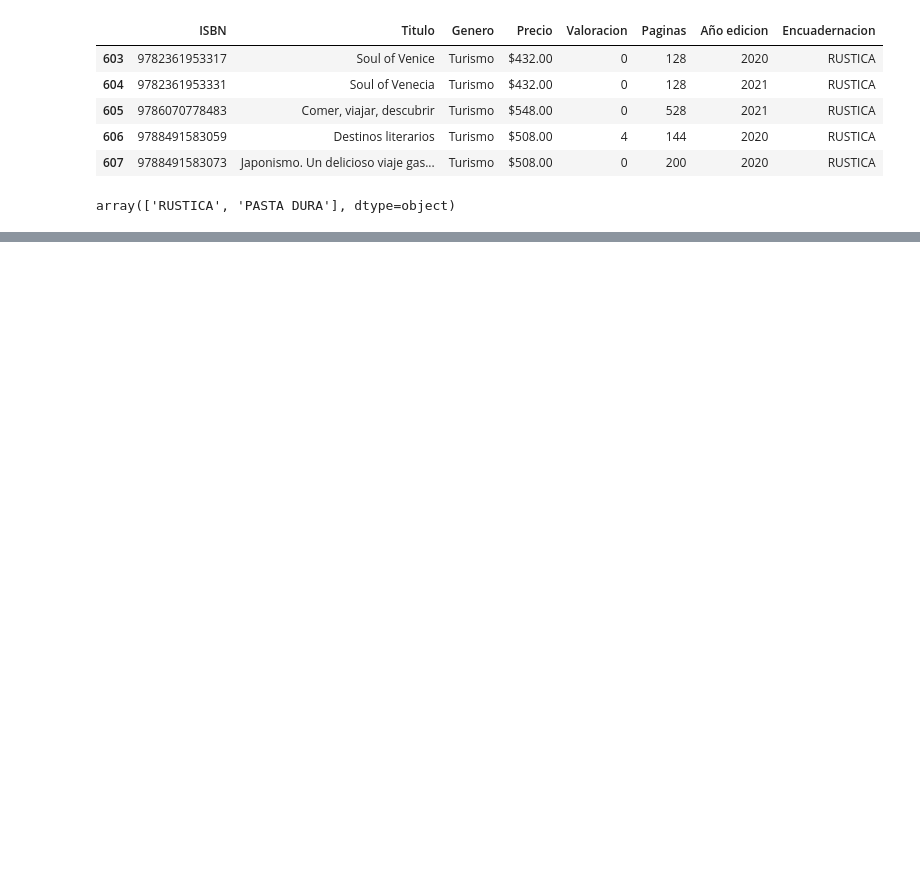
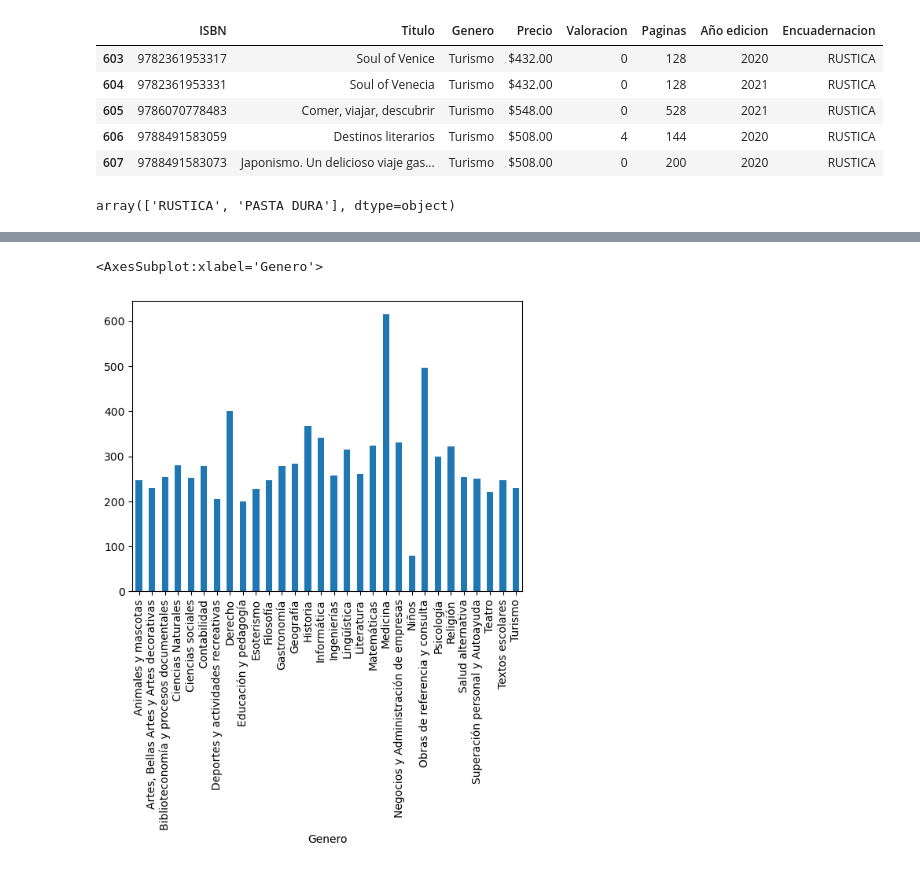
Before and after one commit to jmlopezfabian/WebScraping, a Jupyter notebook: analisis.ipynb, the cells around one changed output, grey strips where cells are left out. Saved outputs shown, nothing was run; the diff lists cells and outputs as text; code cells hidden in the pictures; blank space fills up the shorter version.

```diff
--- a/analisis.ipynb
+++ b/analisis.ipynb
@@ -31,0 +85,6 @@ plt.show()
+# %%
+medias_paginas_por_genero = df.groupby('Genero')['Paginas'].mean()
+medias_paginas_por_genero.plot(kind = "bar")
+# %% [output]
+<AxesSubplot:xlabel='Genero'>
+[figure, added]
```
Also changed, not shown: parts of 9 cells of this notebook.
